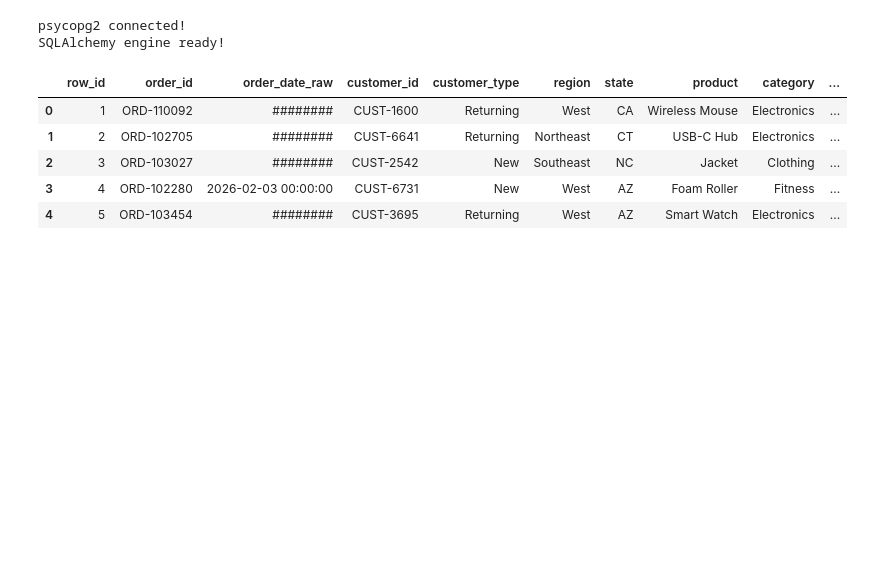
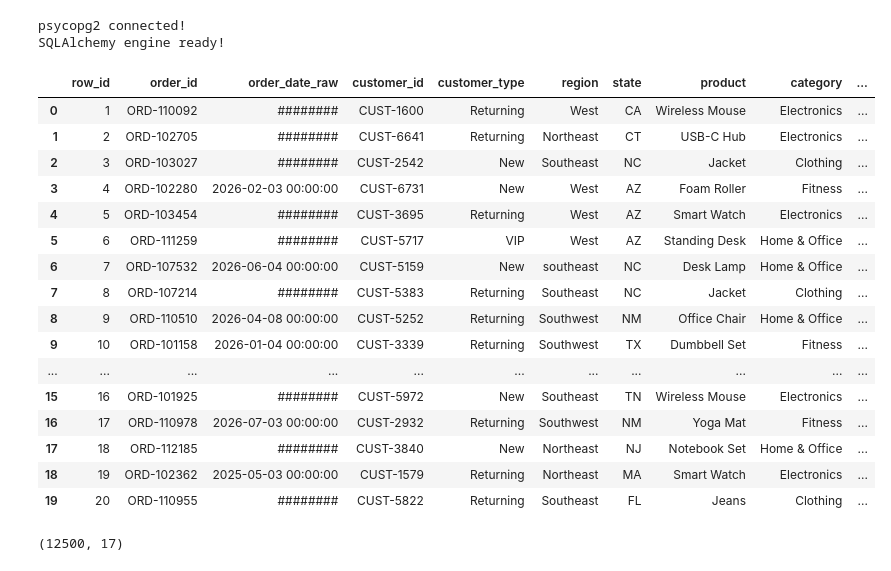
Before and after one commit to Dalmasotieno/Analysis, a Jupyter notebook: Ecommerce.ipynb, the cells around one changed output. Cells and saved outputs as stored; diff of their text form; code cells hidden in the pictures; blank space fills up the shorter version.

```diff
--- a/Ecommerce.ipynb
+++ b/Ecommerce.ipynb
@@ -227,21 +221,31 @@ psycopg2 connected!
 SQLAlchemy engine ready!
 # %%
 # 1. Define your SQL query (replace 'your_table_name' with your actual table)
-query = "SELECT * FROM ecommerce_orders LIMIT 100;"
+query = "SELECT * FROM ecommerce_orders;"
 
 # 2. Load the data directly into a Pandas DataFrame
 df = pd.read_sql(query, con=engine)
-
-# 3. Start analyzing immediately
-#print(df.head())
-#print(df.info())
-#print(df.describe())
 # %%
-df.head()
+df.head(20)
 # %% [output]
 |  | row_id | order_id | order_date_raw | customer_id | customer_type | region | state | product | category | ... |
 | 0 | 1 | ORD-110092 | ######## | CUST-1600 | Returning | West | CA | Wireless Mouse | Electronics | ... |
 | 1 | 2 | ORD-102705 | ######## | CUST-6641 | Returning | Northeast | CT | USB-C Hub | Electronics | ... |
 | 2 | 3 | ORD-103027 | ######## | CUST-2542 | New | Southeast | NC | Jacket | Clothing | ... |
 | 3 | 4 | ORD-102280 | 2026-02-03 00:00:00 | CUST-6731 | New | West | AZ | Foam Roller | Fitness | ... |
 | 4 | 5 | ORD-103454 | ######## | CUST-3695 | Returning | West | AZ | Smart Watch | Electronics | ... |
+| 5 | 6 | ORD-111259 | ######## | CUST-5717 | VIP | West | AZ | Standing Desk | Home & Office | ... |
+| 6 | 7 | ORD-107532 | 2026-06-04 00:00:00 | CUST-5159 | New | southeast | NC | Desk Lamp | Home & Office | ... |
+| 7 | 8 | ORD-107214 | ######## | CUST-5383 | Returning | Southeast | NC | Jacket | Clothing | ... |
+| 8 | 9 | ORD-110510 | 2026-04-08 00:00:00 | CUST-5252 | Returning | Southwest | NM | Office Chair | Home & Office | ... |
+| 9 | 10 | ORD-101158 | 2026-01-04 00:00:00 | CUST-3339 | Returning | Southwest | TX | Dumbbell Set | Fitness | ... |
+| ... | ... | ... | ... | ... | ... | ... | ... | ... | ... | ... |
+| 15 | 16 | ORD-101925 | ######## | CUST-5972 | New | Southeast | TN | Wireless Mouse | Electronics | ... |
+| 16 | 17 | ORD-110978 | 2026-07-03 00:00:00 | CUST-2932 | Returning | Southwest | NM | Yoga Mat | Fitness | ... |
+| 17 | 18 | ORD-112185 | ######## | CUST-3840 | New | Northeast | NJ | Notebook Set | Home & Office | ... |
+| 18 | 19 | ORD-102362 | 2025-05-03 00:00:00 | CUST-1579 | Returning | Northeast | MA | Smart Watch | Electronics | ... |
+| 19 | 20 | ORD-110955 | ######## | CUST-5822 | Returning | Southeast | FL | Jeans | Clothing | ... |
+# %%
+df.shape
+# %% [output]
+(12500, 17)
```
Also changed, not shown: parts of 4 cells of this notebook, 3 other files.
